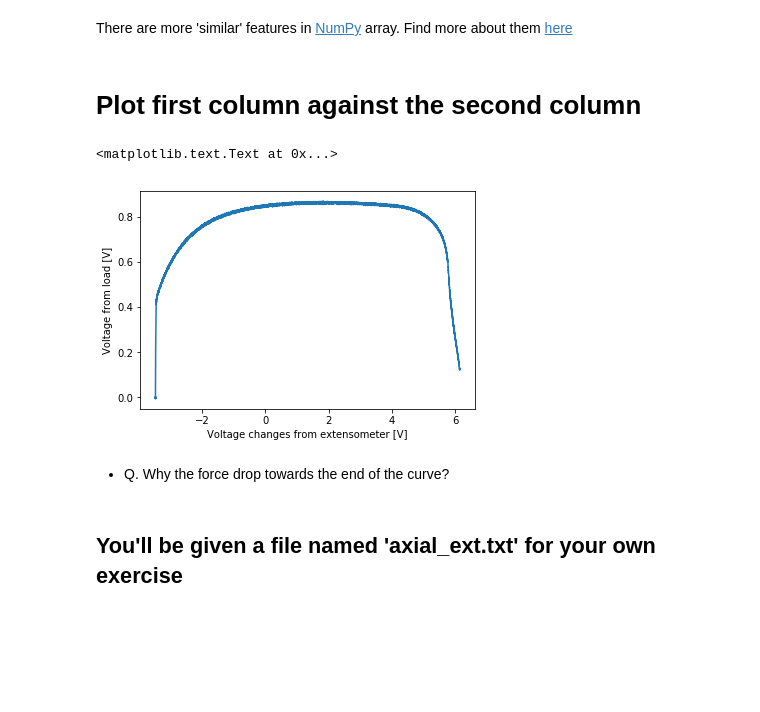
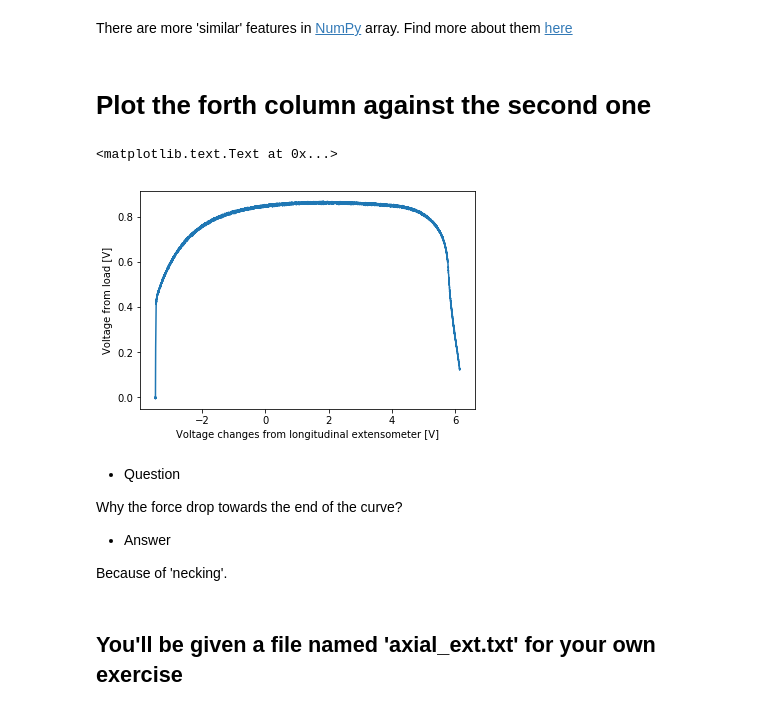
Before and after one commit to OVGULIU/plasticity_lecture, a Jupyter notebook: ipynb/02_Uniaxial_tension_test_data_analysis.ipynb, the cells around one changed output. Cells and saved outputs as stored; diff of their text form; code cells hidden in the pictures; blank space fills up the shorter version.

```diff
--- a/ipynb/02_Uniaxial_tension_test_data_analysis.ipynb
+++ b/ipynb/02_Uniaxial_tension_test_data_analysis.ipynb
@@ -54,17 +81,26 @@ print data[0]
 # %% [markdown]
 There are more 'similar' features in [NumPy](http://www.numpy.org) array. Find more about them [here](https://docs.scipy.org/doc/numpy/reference/arrays.indexing.html)
 # %% [markdown]
-# Plot first column against the second column
+# Plot the forth column against the second one
 # %%
 plot(data[3],data[1],'-')
 # The first column is actually
-xlabel('Voltage changes from extensometer [V]')
+xlabel('Voltage changes from longitudinal extensometer [V]')
 ylabel('Voltage from load [V]')
+
+#xlim(-4,-1)
+#ylim(0,0.2)
 # %% [output]
 <matplotlib.text.Text at 0x...>
-[figure, old version]
+[figure, new version]
 # %% [markdown]
-- Q. Why the force drop towards the end of the curve?
+- Question
+
+Why the force drop towards the end of the curve?
+
+- Answer
+
+Because of 'necking'.
 # %% [markdown]
 ## You'll be given a file named 'axial_ext.txt' for your own exercise
 # %% [markdown]
```
Also changed, not shown: parts of 10 cells of this notebook, 2 other files.
